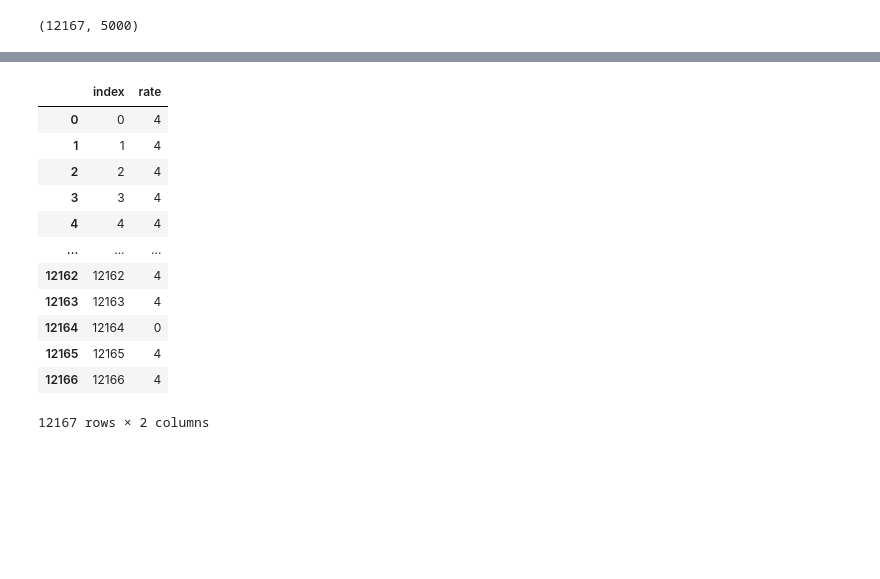
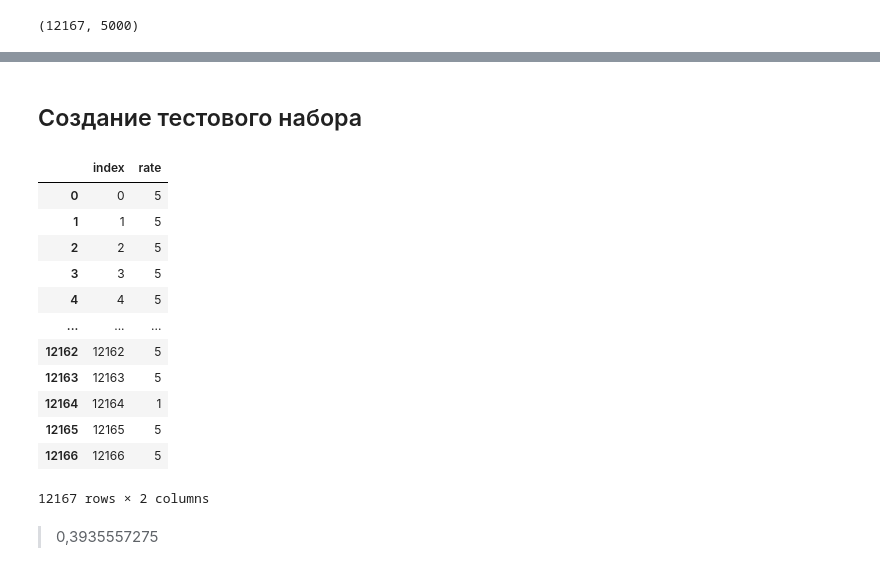
Before and after one commit to alex-chin/nlp_huawei_new2_task, a Jupyter notebook: my_gb/Consumer_complaints_clear1.ipynb, the cells around one changed output, grey strips where cells are left out. Saved outputs shown, nothing was run; the diff lists cells and outputs as text; code cells hidden in the pictures; blank space fills up the shorter version.

```diff
--- a/my_gb/Consumer_complaints_clear1.ipynb
+++ b/my_gb/Consumer_complaints_clear1.ipynb
@@ -311,2 +329,21 @@ test.head()
+# %%
+test['rate'] = label_encoder.inverse_transform(test.label)
+# %% [markdown]
+## Создание тестового набора
 # %%
-submission=test[['index', 'label']]
+submission = test[['index', 'rate']]
+submission
+# %% [output]
+|  | index | rate |
+| 0 | 0 | 5 |
+| 1 | 1 | 5 |
+| 2 | 2 | 5 |
+| 3 | 3 | 5 |
+| 4 | 4 | 5 |
+| ... | ... | ... |
+| 12162 | 12162 | 5 |
+| 12163 | 12163 | 5 |
+| 12164 | 12164 | 1 |
+| 12165 | 12165 | 5 |
+| 12166 | 12166 | 5 |
+12167 rows × 2 columns
@@ -315,18 +350,5 @@ submission.columns = ['index', 'rate']
-# %%
-submission
-# %% [output]
-|  | index | rate |
-| 0 | 0 | 4 |
-| 1 | 1 | 4 |
-| 2 | 2 | 4 |
-| 3 | 3 | 4 |
-| 4 | 4 | 4 |
-| ... | ... | ... |
-| 12162 | 12162 | 4 |
-| 12163 | 12163 | 4 |
-| 12164 | 12164 | 0 |
-| 12165 | 12165 | 4 |
-| 12166 | 12166 | 4 |
-12167 rows × 2 columns
 # %%
 submission.to_csv('submission.csv', index=False)
+# %% [markdown]
+
+> 0,3935557275
```
Also changed, not shown: parts of 27 cells of this notebook, 2 other files.
